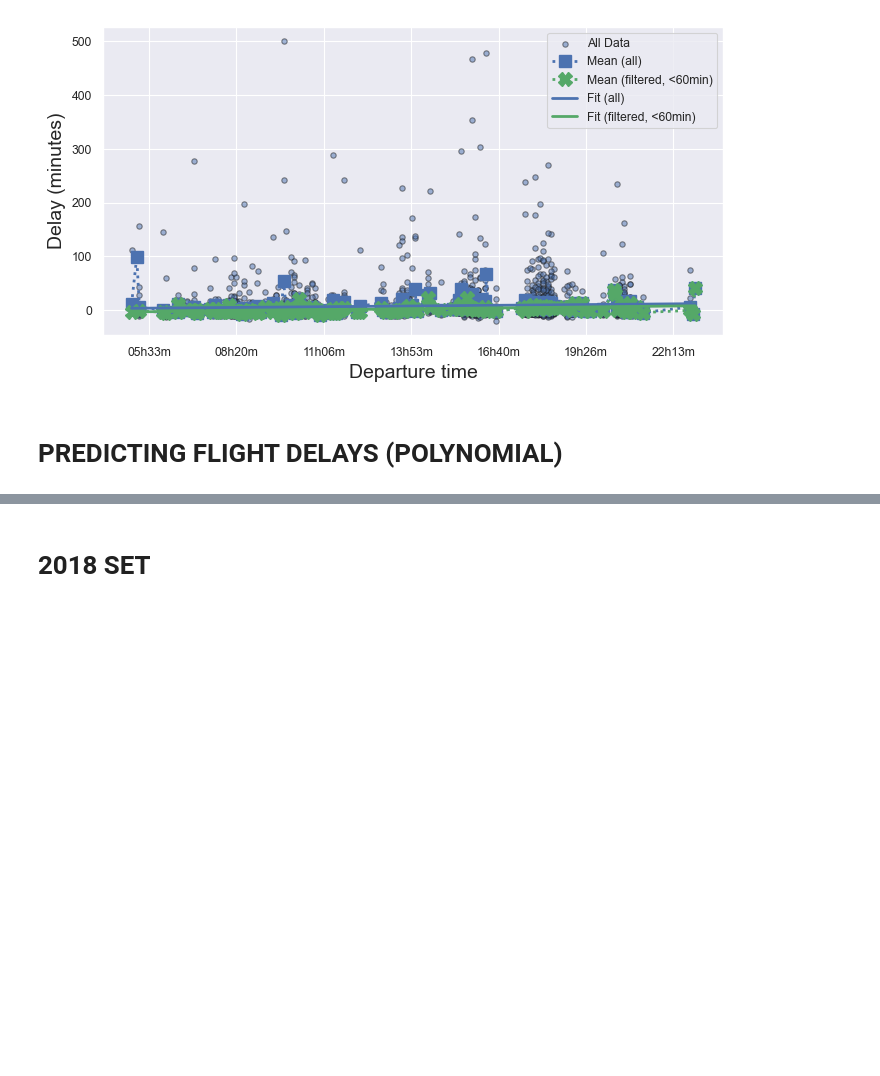
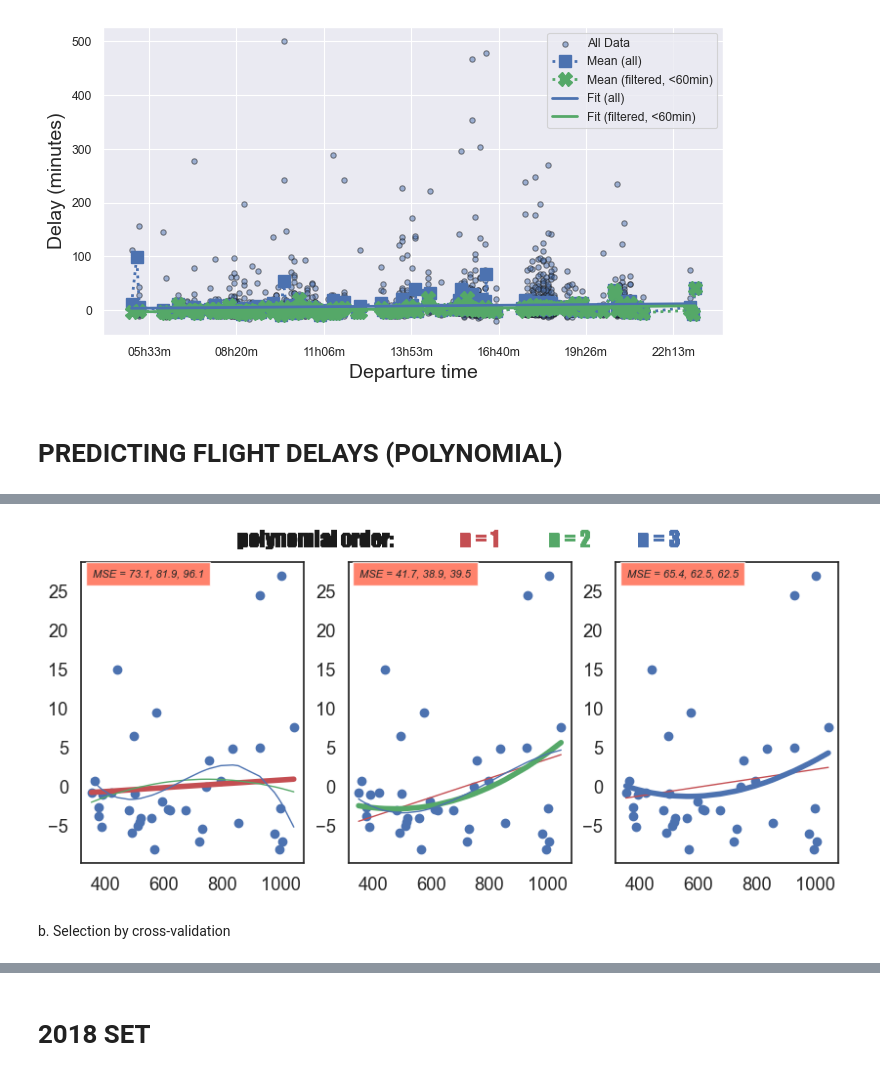
Before and after one commit to khaleesiyali/FLIGHT_DELAYS, a Jupyter notebook: 1st PBL/IDS_Proj_1_G2.ipynb, the cells around one changed output, grey strips where cells are left out. Drawn from its saved outputs; the diff is of its cells as text; code cells hidden in the pictures; blank space fills up the shorter version.

```diff
--- a/1st PBL/IDS_Proj_1_G2.ipynb
+++ b/1st PBL/IDS_Proj_1_G2.ipynb
@@ -1125,0 +1250,75 @@ plt.show()
+# %%
+from sklearn.model_selection import train_test_split
+from sklearn.preprocessing import PolynomialFeatures
+from sklearn import metrics
+
+fig = plt.figure(1, figsize=(10,4))
+
+ax = ['_' for _ in range(4)]
+ax[1]=fig.add_subplot(131)
+ax[2]=fig.add_subplot(132)
+ax[3]=fig.add_subplot(133)
+
+id_airport = 'BNA'
+def get_flight_delays(df, carrier, id_airport, extrem_values = False):
+    df2 = df[(df['OP_CARRIER'] == carrier) & (df['ORIGIN'] == id_airport)]
+    #_______________________________________
+    # remove extreme values before fitting
+    if extrem_values:
+        df2['DEP_DELAY'] = df2['DEP_DELAY'].apply(lambda x: x if x < 60 else np.nan)
+        df2 = df2.dropna(subset=['DEP_DELAY'])
+    #__________________________________
+    # Conversion: date + heure -> heure
+    df2.sort_values('CRS_DEP_TIME', inplace = True)
+    df2['heure_depart'] =  df2['CRS_DEP_TIME'].astype(str).str.zfill(4).apply(lambda x: int(x[:2])*60 + int(x[2:]))
+    #___________________________________________________________________
+    # regroupement des vols par heure de départ et calcul de la moyenne
+    test2 = df2['DEP_DELAY'].groupby(df2['heure_depart']).apply(get_stats).unstack()
+    test2.reset_index(inplace=True)
+    test2['heure_depart_min'] = test2['heure_depart']
+    return test2
+
+test2 = get_flight_delays(df, carrier, id_airport, True)
+
+result = ['_' for _ in range(4)]
+score = [10000 for _ in range(4)]
+found = [False for _ in range(4)]
+fit = fit_polynome(test2)
+
+color = '.rgbyc'
+
+inc = 0
+while True:
+    inc += 1
+    fit.split('split')
+    for i in range(1,4):
+        fit.train(pol_order = i)
+        fit.predict(fit.X)
+        result[i] = fit.result
+        fit.calc_score()
+        score[i]  = fit.score
+
+    [ind_min] = [j for j,val in enumerate(score) if min(score) == val]
+    print("modèle nº{:<2}, min. pour n = {}, score = {:.1f}".format(inc, ind_min,score[ind_min]))
+
+    if not found[ind_min]:
+        for i in range(1,4):
+            ax[ind_min].plot(fit.X, result[i], color[i], linewidth = 4 if i == ind_min else 1)
+        ax[ind_min].scatter(fit.X, fit.Y)
+        ax[ind_min].text(0.05, 0.95, 'MSE = {:.1f}, {:.1f}, {:.1f}'.format(*score[1:4]),
+                         style='italic', transform=ax[ind_min].transAxes, fontsize = 8,
+                         bbox={'facecolor':'tomato', 'alpha':0.8, 'pad':5})
+        found[ind_min] = True
+
+    shift = 0.5
+    plt.text(-1+shift, 1.05, "polynomial order:", color = 'k',
+                transform=ax[2].transAxes, fontsize = 16, family='fantasy')
+    plt.text(0+shift, 1.05, "n = 1", color = 'r',
+                transform=ax[2].transAxes, fontsize = 16, family='fantasy')
+    plt.text(0.4+shift, 1.05, "n = 2", color = 'g',
+                transform=ax[2].transAxes, fontsize = 16, family='fantasy')
+    plt.text(0.8+shift, 1.05, "n = 3", color = 'b',
+                transform=ax[2].transAxes, fontsize = 16, family='fantasy')
+
+    if inc == 40 or all(found[1:4]): break
+# %% [output]
@@ -1125,0 +1347,3 @@ plt.show()
+[figure, added]
+# %% [markdown]
+b. Selection by cross-validation
```
Also changed, not shown: parts of 19 cells of this notebook.
